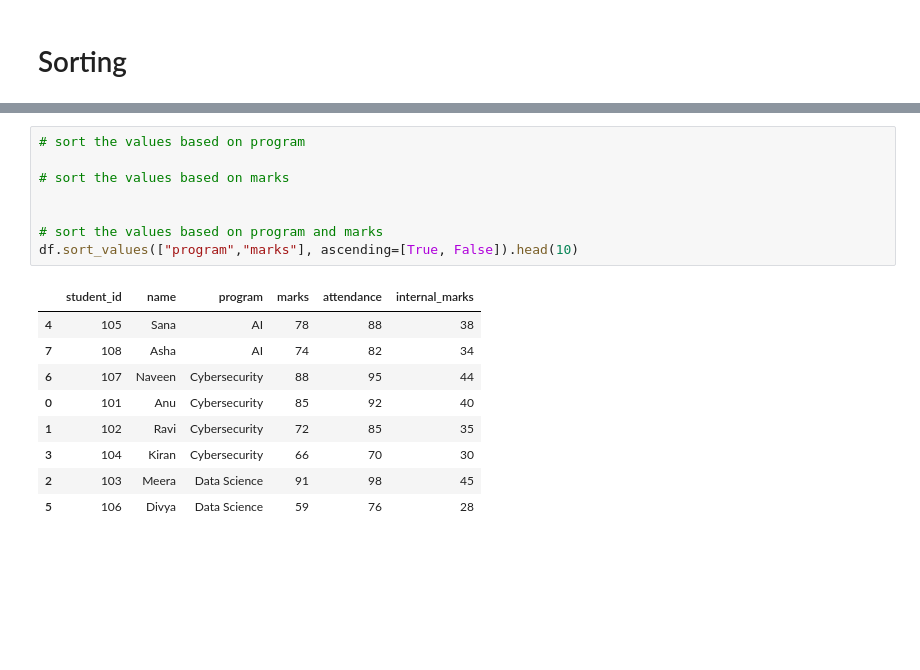
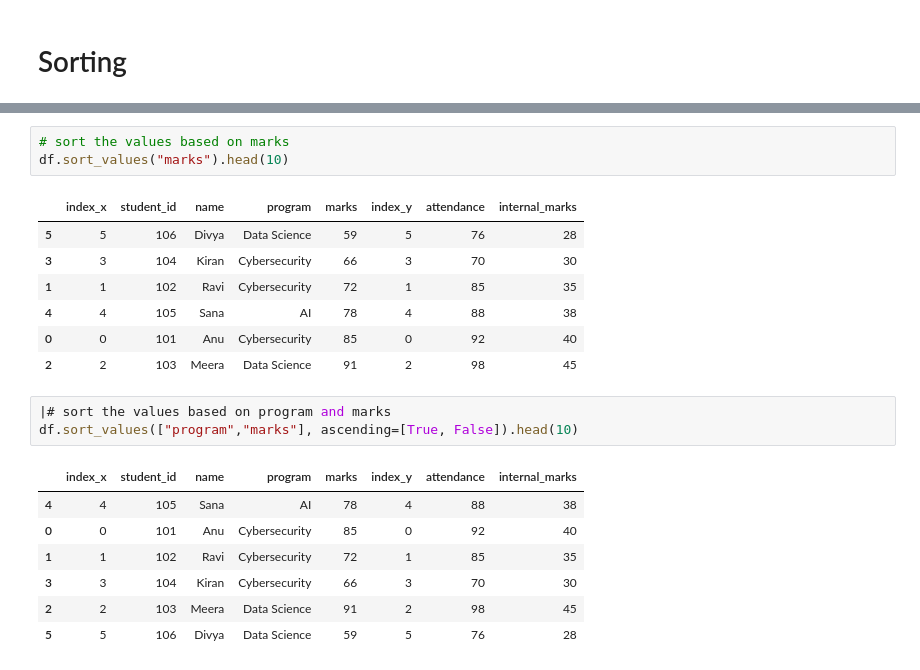
Before and after one commit to Sru-j/daily_lab_activities, a Jupyter notebook: pandas_dataframeII_S.ipynb, the cells around one changed output, grey strips where cells are left out. Cells and saved outputs as stored; diff of their text form; blank space fills up the shorter version.

```diff
--- a/pandas_dataframeII_S.ipynb
+++ b/pandas_dataframeII_S.ipynb
@@ -330,18 +384,22 @@ df['marks'].plot(kind='box')
+# %%
+# sort the values based on marks
+df.sort_values("marks").head(10)
+# %% [output]
+|  | index_x | student_id | name | program | marks | index_y | attendance | internal_marks |
+| 5 | 5 | 106 | Divya | Data Science | 59 | 5 | 76 | 28 |
+| 3 | 3 | 104 | Kiran | Cybersecurity | 66 | 3 | 70 | 30 |
+| 1 | 1 | 102 | Ravi | Cybersecurity | 72 | 1 | 85 | 35 |
+| 4 | 4 | 105 | Sana | AI | 78 | 4 | 88 | 38 |
+| 0 | 0 | 101 | Anu | Cybersecurity | 85 | 0 | 92 | 40 |
+| 2 | 2 | 103 | Meera | Data Science | 91 | 2 | 98 | 45 |
 # %%
-# sort the values based on program
-
-# sort the values based on marks
-
-
-# sort the values based on program and marks
+|# sort the values based on program and marks
 df.sort_values(["program","marks"], ascending=[True, False]).head(10)
 # %% [output]
-|  | student_id | name | program | marks | attendance | internal_marks |
-| 4 | 105 | Sana | AI | 78 | 88 | 38 |
-| 7 | 108 | Asha | AI | 74 | 82 | 34 |
-| 6 | 107 | Naveen | Cybersecurity | 88 | 95 | 44 |
-| 0 | 101 | Anu | Cybersecurity | 85 | 92 | 40 |
-| 1 | 102 | Ravi | Cybersecurity | 72 | 85 | 35 |
-| 3 | 104 | Kiran | Cybersecurity | 66 | 70 | 30 |
-| 2 | 103 | Meera | Data Science | 91 | 98 | 45 |
-| 5 | 106 | Divya | Data Science | 59 | 76 | 28 |
+|  | index_x | student_id | name | program | marks | index_y | attendance | internal_marks |
+| 4 | 4 | 105 | Sana | AI | 78 | 4 | 88 | 38 |
+| 0 | 0 | 101 | Anu | Cybersecurity | 85 | 0 | 92 | 40 |
+| 1 | 1 | 102 | Ravi | Cybersecurity | 72 | 1 | 85 | 35 |
+| 3 | 3 | 104 | Kiran | Cybersecurity | 66 | 3 | 70 | 30 |
+| 2 | 2 | 103 | Meera | Data Science | 91 | 2 | 98 | 45 |
+| 5 | 5 | 106 | Divya | Data Science | 59 | 5 | 76 | 28 |
```
Also changed, not shown: parts of 6 cells of this notebook.
